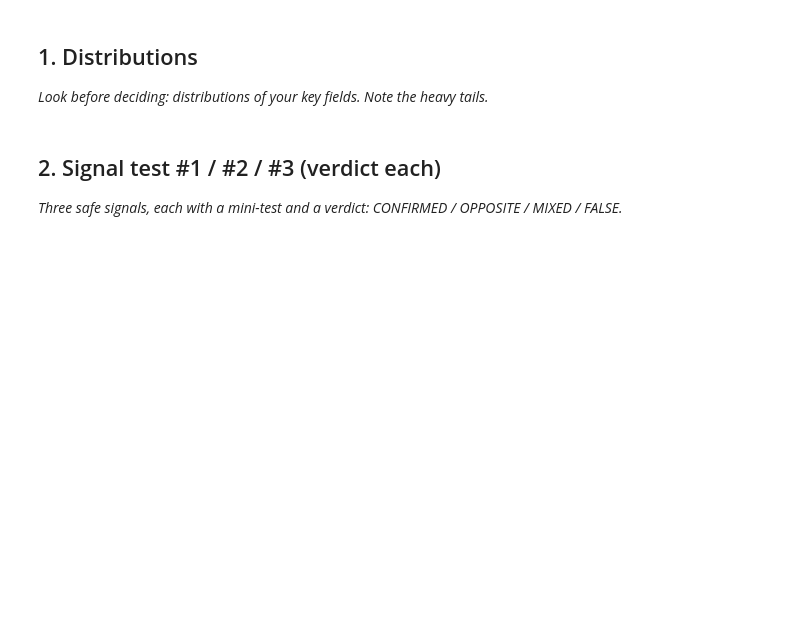
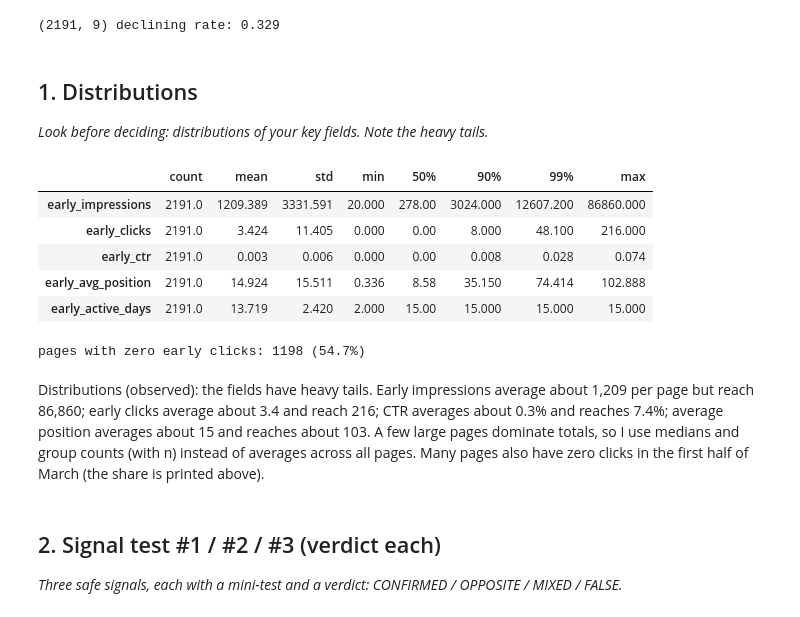
Before and after one commit to iankitthakur/flyrank-ml-internship, a Jupyter notebook: work/notebooks/w04_signal_audit.ipynb, the cells around one changed output. Cells and saved outputs as stored; diff of their text form; code cells hidden in the pictures; blank space fills up the shorter version.

```diff
--- a/work/notebooks/w04_signal_audit.ipynb
+++ b/work/notebooks/w04_signal_audit.ipynb
@@ -6,6 +6,44 @@
 This skeleton is yours to fill. Work the sections **in order** — each one has a one-line hint. Simple words, honest numbers.
 
 > Working with an AI assistant? Tell it to read `skills/README.md` first and load the one skill this assignment names on its card.
+# %%
+!pip -q install duckdb
+import os, duckdb, pandas as pd, numpy as np
+from google.colab import userdata
+
+con = duckdb.connect()
+con.execute(f"CREATE SECRET (TYPE huggingface, TOKEN '{userdata.get('HF_TOKEN')}')")
+rel = "hf://datasets/FlyRank/internship-warehouse"
+con.execute(f"""
+CREATE OR REPLACE VIEW march AS
+SELECT * FROM read_parquet('{rel}/fact_content_daily_performance/month=2026-03/*.parquet')
+""")
+
+frame = con.sql("""
+SELECT
+  client_hash_id, content_hash_id,
+  SUM(gsc_impressions)  FILTER (WHERE report_date <= DATE '2026-03-15') AS early_impressions,
+  SUM(gsc_clicks)       FILTER (WHERE report_date <= DATE '2026-03-15') AS early_clicks,
+  SUM(gsc_clicks) FILTER (WHERE report_date <= DATE '2026-03-15') * 1.0
+    / NULLIF(SUM(gsc_impressions) FILTER (WHERE report_date <= DATE '2026-03-15'), 0) AS early_ctr,
+  AVG(gsc_avg_position) FILTER (WHERE report_date <= DATE '2026-03-15') AS early_avg_position,
+  COUNT(*) FILTER (WHERE report_date <= DATE '2026-03-15' AND gsc_impressions > 0) AS early_active_days,
+  SUM(gsc_impressions)  FILTER (WHERE report_date >  DATE '2026-03-15') AS late_impressions
+FROM march
+WHERE gsc_data_available IS TRUE
+  AND hash(content_hash_id) % 50 = 0
+GROUP BY 1, 2
+""").df()
+
+df = frame[frame["early_impressions"] >= 20].copy()
+df["late_impressions"] = df["late_impressions"].fillna(0)
+# label: used ONLY to test signals, never as an input
+df["label_declining"] = ((df["late_impressions"] / 16) < 0.8 * (df["early_impressions"] / 15)).astype(int)
+df = df.sort_values(["client_hash_id", "content_hash_id"]).reset_index(drop=True)
+y = df["label_declining"]
+print(df.shape, "declining rate:", round(y.mean(), 3))
+# %% [output]
+(2191, 9) declining rate: 0.329
 # %% [markdown]
 ## 1. Distributions
 
@@ -13,6 +51,20 @@ This skeleton is yours to fill. Work the sections **in order** — each one has
 # %%
 # This cell is for CODE (numbers, a query, a check).
 # Write your text answer in the cell ABOVE this one — typing sentences here breaks Run All.
+# %%
+cols = ["early_impressions", "early_clicks", "early_ctr", "early_avg_position", "early_active_days"]
+display(df[cols].describe(percentiles=[.5, .9, .99]).round(3).T)
+print("pages with zero early clicks:", int((df["early_clicks"] == 0).sum()), f"({round((df['early_clicks'] == 0).mean() * 100, 1)}%)")
+# %% [output]
+|  | count | mean | std | min | 50% | 90% | 99% | max |
+| early_impressions | 2191.0 | 1209.389 | 3331.591 | 20.000 | 278.00 | 3024.000 | 12607.200 | 86860.000 |
+| early_clicks | 2191.0 | 3.424 | 11.405 | 0.000 | 0.00 | 8.000 | 48.100 | 216.000 |
+| early_ctr | 2191.0 | 0.003 | 0.006 | 0.000 | 0.00 | 0.008 | 0.028 | 0.074 |
+| early_avg_position | 2191.0 | 14.924 | 15.511 | 0.336 | 8.58 | 35.150 | 74.414 | 102.888 |
+| early_active_days | 2191.0 | 13.719 | 2.420 | 2.000 | 15.00 | 15.000 | 15.000 | 15.000 |
+pages with zero early clicks: 1198 (54.7%)
+# %% [markdown]
+Distributions (observed): the fields have heavy tails. Early impressions average about 1,209 per page but reach 86,860; early clicks average about 3.4 and reach 216; CTR averages about 0.3% and reaches 7.4%; average position averages about 15 and reaches about 103. A few large pages dominate totals, so I use medians and group counts (with n) instead of averages across all pages. Many pages also have zero clicks in the first half of March (the share is printed above).
 # %% [markdown]
 ## 2. Signal test #1 / #2 / #3 (verdict each)
 
```
Also changed, not shown: parts of 6 cells of this notebook.
